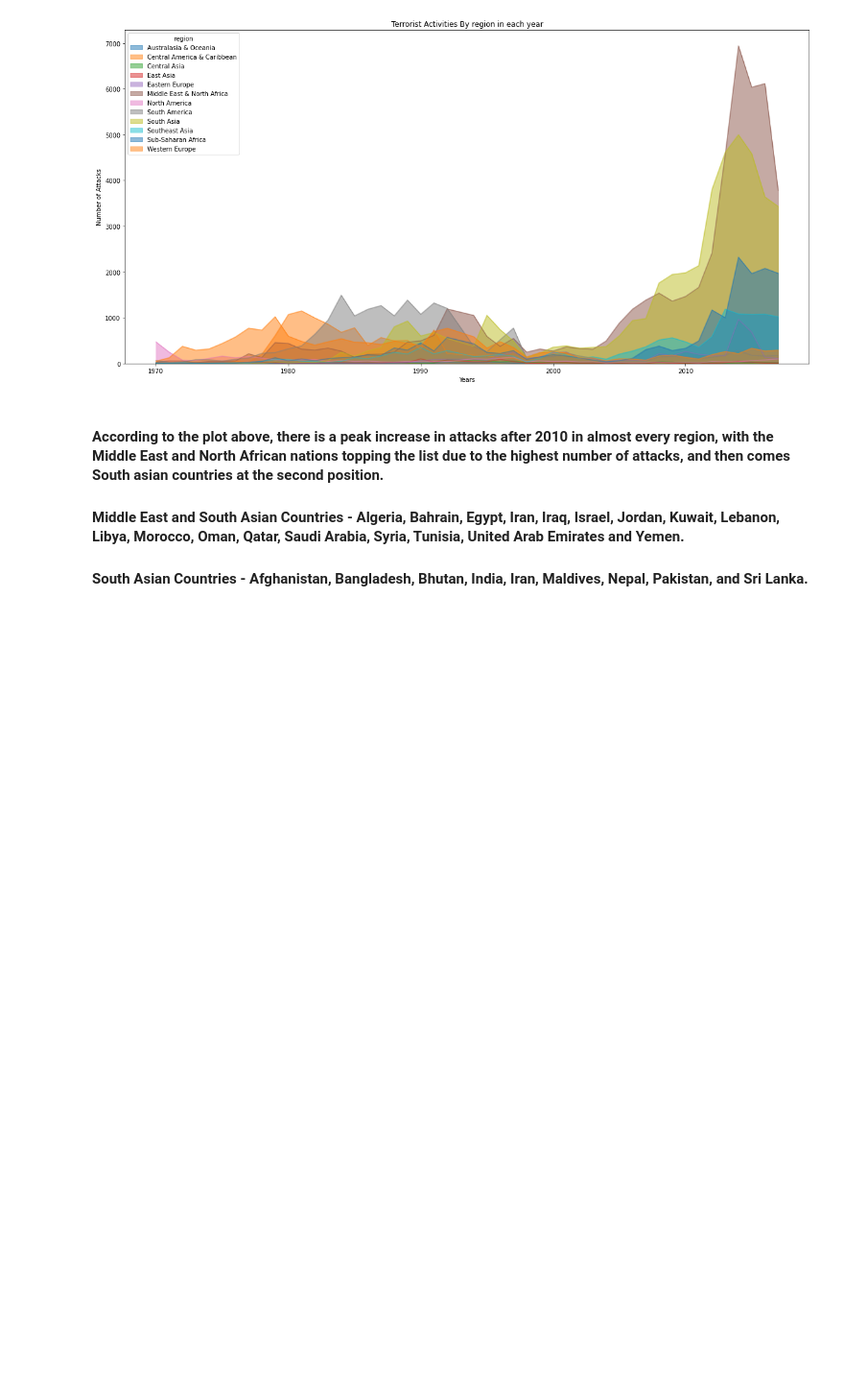
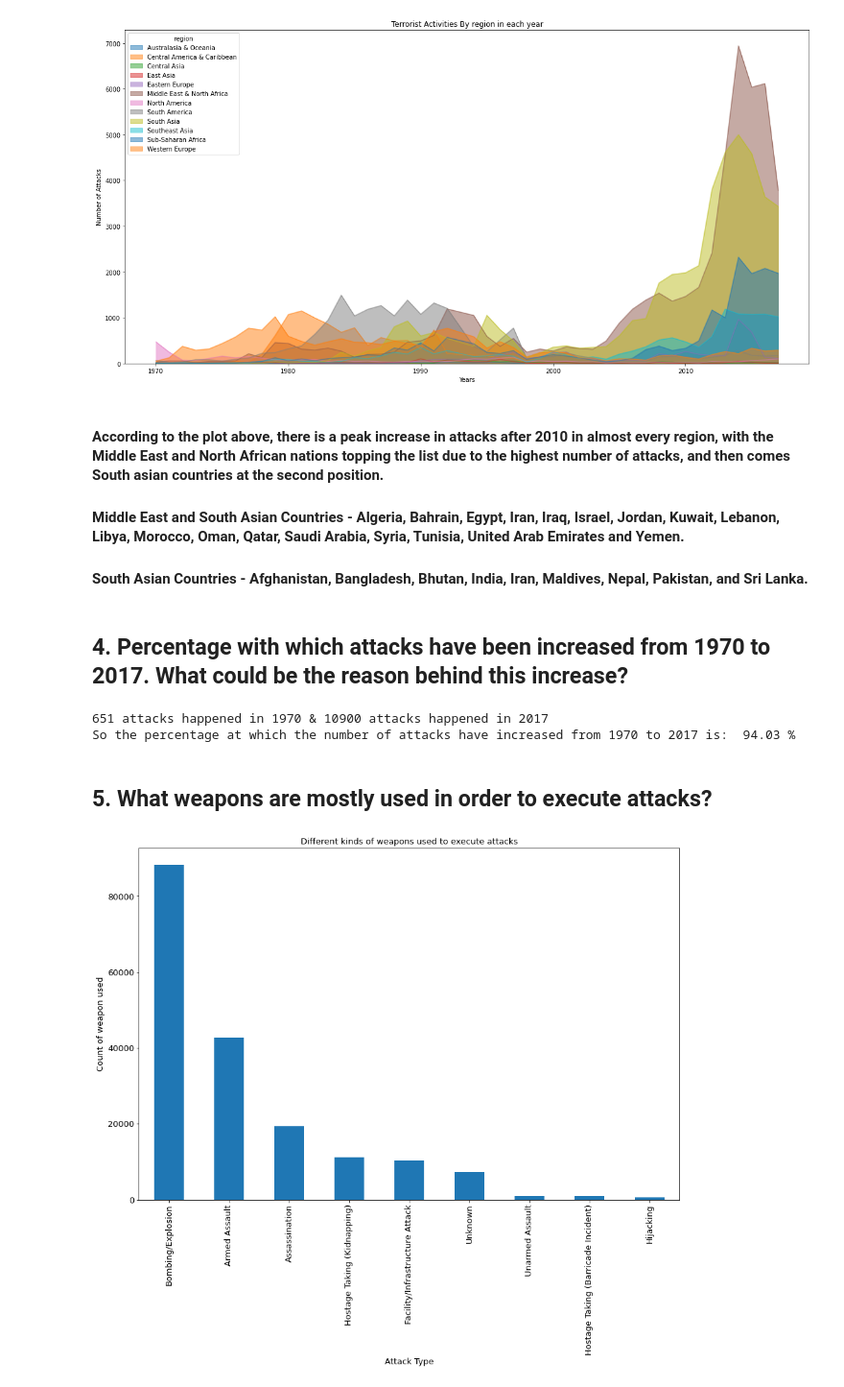
Before and after one commit to HarshJain41/Global-Terrorism-Data-Analysis, a Jupyter notebook: Harsh_Jain_Global_Terrorism_Analysis_Capstone_Project.ipynb, the cells around one changed output. Shown at 96% size. Cells and saved outputs as stored; diff of their text form; code cells hidden in the pictures; blank space fills up the shorter version.

```diff
--- a/Harsh_Jain_Global_Terrorism_Analysis_Capstone_Project.ipynb
+++ b/Harsh_Jain_Global_Terrorism_Analysis_Capstone_Project.ipynb
@@ -258,3 +258,24 @@ plt.show()
 #### Middle East and South Asian Countries - Algeria, Bahrain, Egypt, Iran, Iraq, Israel, Jordan, Kuwait, Lebanon, Libya, Morocco, Oman, Qatar, Saudi Arabia, Syria, Tunisia, United Arab Emirates and Yemen.
 
 #### South Asian Countries - Afghanistan, Bangladesh, Bhutan, India, Iran, Maldives, Nepal, Pakistan, and Sri Lanka.
+# %% [markdown]
+## 4. Percentage with which attacks have been increased from 1970 to 2017. What could be the reason behind this increase?
+# %%
+ Year = new_df.year.value_counts().to_dict() #This will give dictionary containing the year as key and number of attacks in that particular year as value
+ rate = ((Year[2017] - Year[1970])/Year[2017])*100
+ print(Year[1970], 'attacks happened in 1970 &', Year[2017], 'attacks happened in 2017')
+ print('So the percentage at which the number of attacks have increased from 1970 to 2017 is: ', np.round(rate, 2),'%')
+# %% [output]
+651 attacks happened in 1970 & 10900 attacks happened in 2017
+So the percentage at which the number of attacks have increased from 1970 to 2017 is:  94.03 %
+# %% [markdown]
+## 5. What weapons are mostly used in order to execute attacks?
+# %%
+weapons_used = new_df['attack_type'].value_counts()
+weapons_used.plot(kind = 'bar', figsize = (15,10), fontsize = 13)
+plt.title('Different kinds of weapons used to execute attacks', fontsize = 13)
+plt.xlabel('Attack Type', fontsize = 13)
+plt.ylabel('Count of weapon used', fontsize = 13)
+plt.show()
+# %% [output]
+[figure, added]
```
Also changed, not shown: parts of 4 cells of this notebook.
